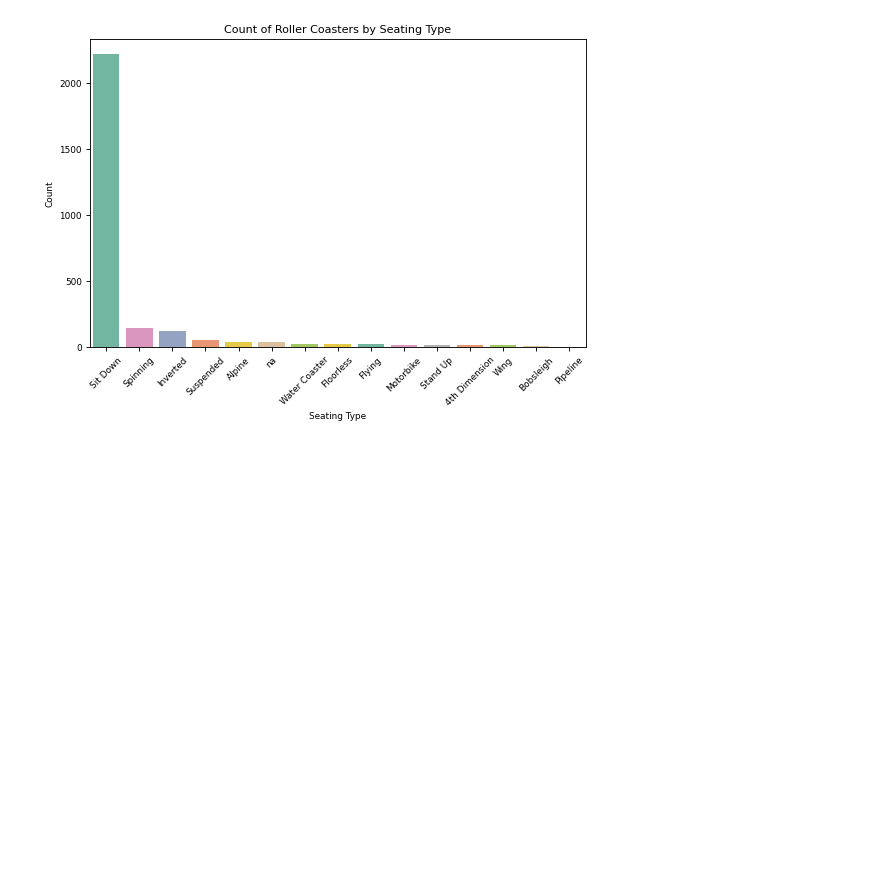
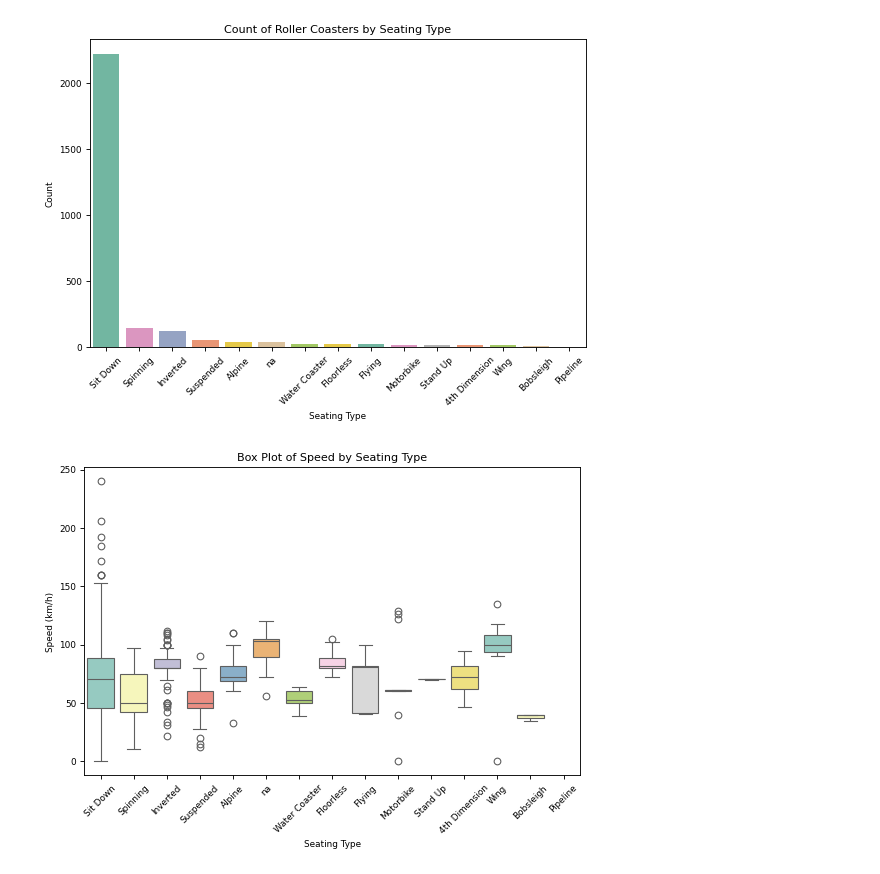
Before and after one commit to 7086600/roller_coaster_project, a Jupyter notebook: roller_coaster.ipynb, the cells around one changed output. Drawn from its saved outputs; the diff is of its cells as text; code cells hidden in the pictures; blank space fills up the shorter version.

Commit message:
making boxplots: do different seating types result in higher/faster/longer

```diff
--- a/roller_coaster.ipynb
+++ b/roller_coaster.ipynb
@@ -381,3 +381,16 @@ plt.ylabel('Count')
 plt.show()
 # %% [output]
 [figure]
+# %%
+# making boxplots: do different seating types result in higher/faster/longer
+# speed
+plt.figure()
+ax = sns.boxplot(data=rc_df, x='seating_type', y='speed', hue='seating_type', palette='Set3')
+plt.title('Box Plot of Speed by Seating Type')
+plt.xlabel('Seating Type')
+plt.ylabel('Speed (km/h)')
+ax.set_xticks(range(len(rc_df['seating_type'].value_counts().index)))
+ax.set_xticklabels(rc_df['seating_type'].value_counts().index, rotation=45)
+plt.show()
+# %% [output]
+[figure, added]
```
Also changed, not shown: parts of 2 cells of this notebook.
